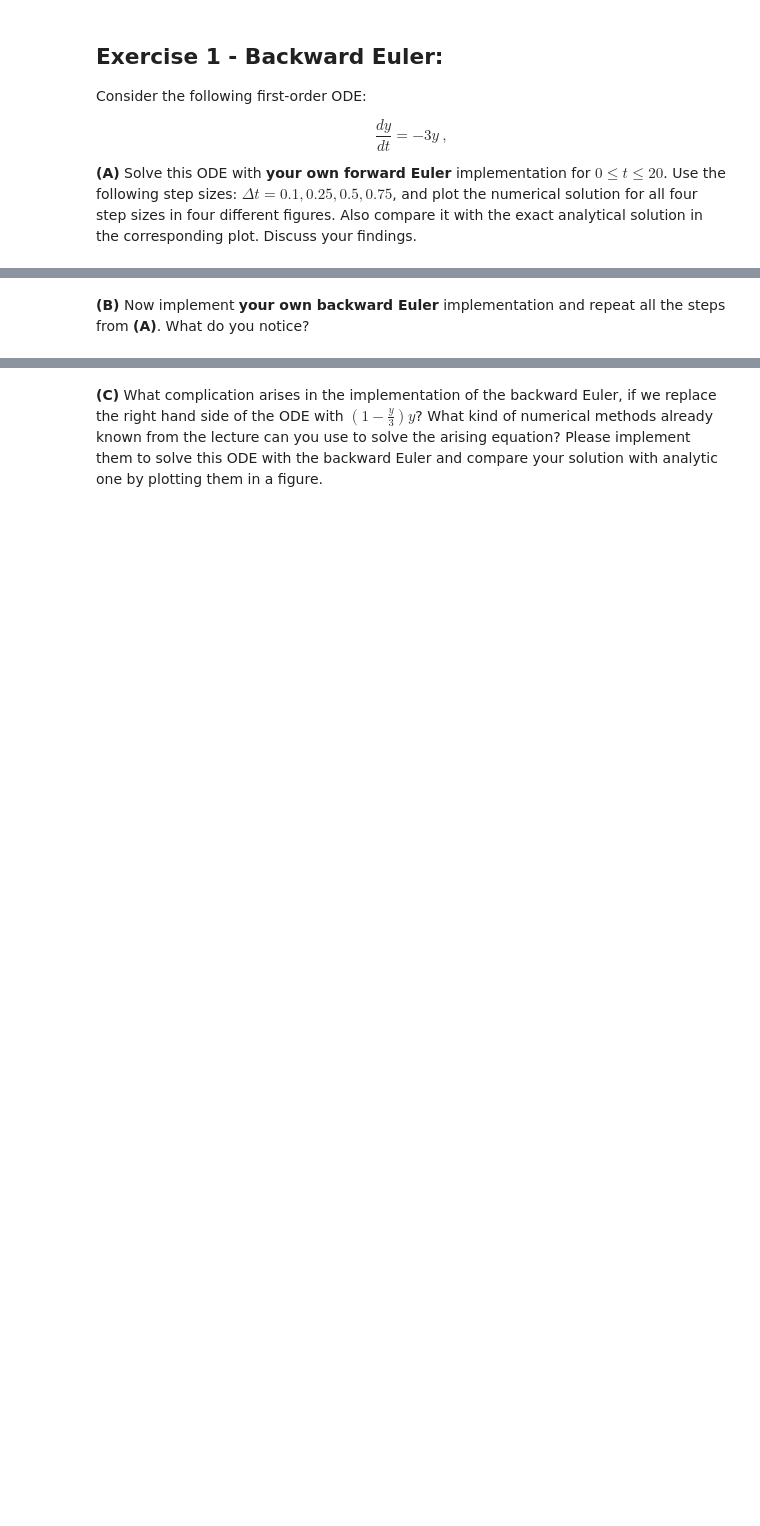
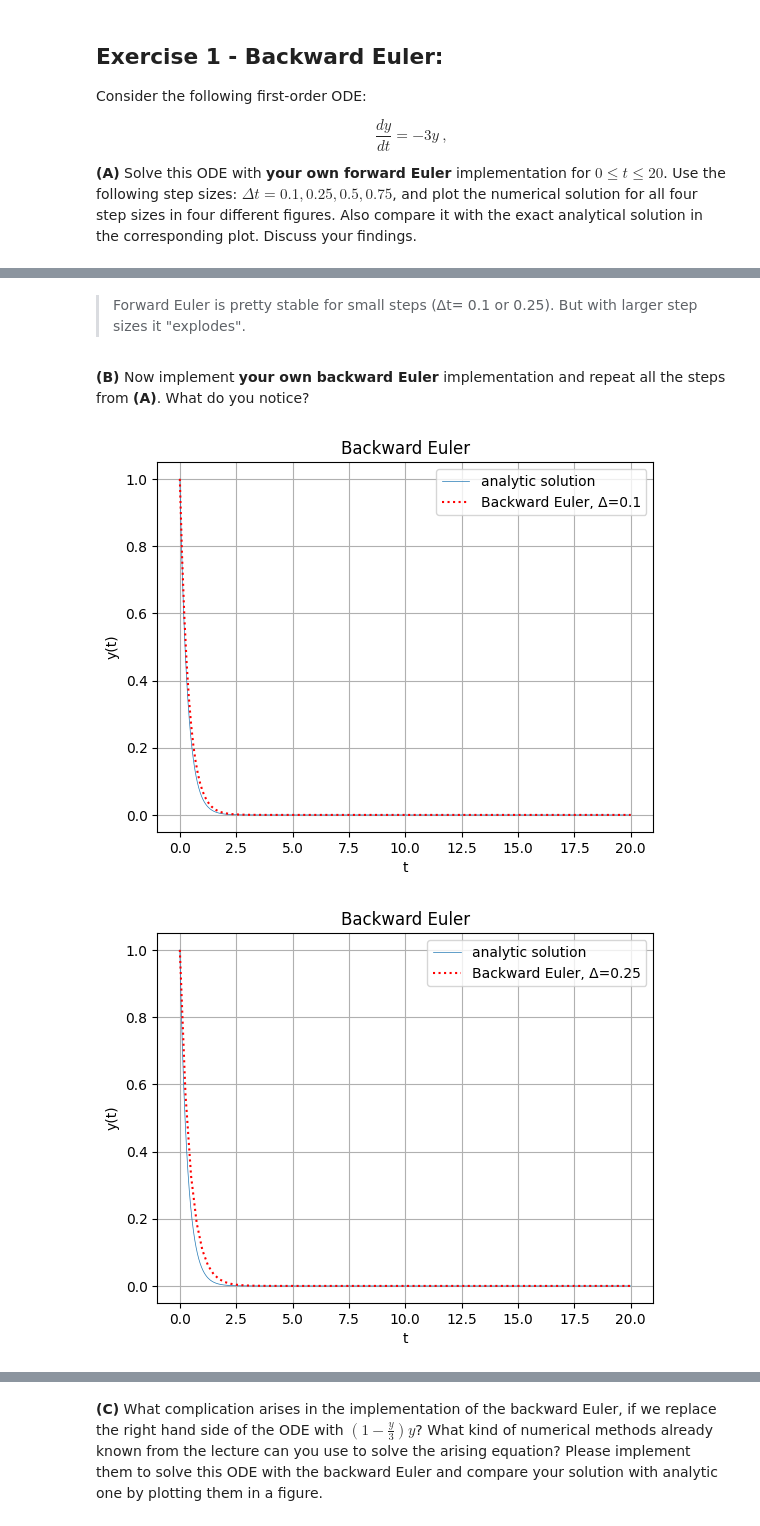
Before and after one commit to ThomasSchallar/NUM, a Jupyter notebook: Exercise7.ipynb, the cells around one changed output, grey strips where cells are left out. Saved outputs shown, nothing was run; the diff lists cells and outputs as text; code cells hidden in the pictures; blank space fills up the shorter version.

```diff
--- a/Exercise7.ipynb
+++ b/Exercise7.ipynb
@@ -58,2 +60,37 @@ NameError: name 'np' is not defined
+# %% [markdown]
+> Forward Euler is pretty stable for small steps (Δt= 0.1 or 0.25). But with larger step sizes it "explodes".
 # %% [markdown]
 **(B)** Now implement **your own backward Euler** implementation and repeat all the steps from **(A)**. What do you notice?
+# %%
+
+def myBackwardEuler( lmbda, y0, dt, T ):
+  N= int( T / dt )
+  t= np.linspace( 0, T, N+1 )
+  y= np.zeros( N+1 )
+  y[0]= y0
+  for n in range( N ):
+    y[n+1]= y[n] / ( 1 - dt * lmbda )
+  return t, y
+
+y0= 1.0
+lmbda= -3.0
+T= 20.0
+
+for delta in [0.1, 0.25, 0.5, 0.75]:
+  t_num, y_num = myBackwardEuler( lmbda, y0, delta, T )
+  t_exact = np.linspace( 0, T, 1000 )
+  y_exact = y0 * np.exp( lmbda * t_exact )
+
+  plt.figure()
+  plt.plot( t_exact, y_exact, linewidth='0.5', label='analytic solution' )
+  plt.plot( t_num, y_num, linestyle=':', color='red', label=f'Backward Euler, Δ={delta}' )
+  plt.title( 'Backward Euler' )
+  plt.xlabel( 't' )
+  plt.ylabel( 'y(t)' )
+  plt.legend()
+  plt.grid()
+
+plt.show()
+# %% [output]
+[figure, added]
+[figure, added]
```
Also changed, not shown: parts of 8 cells of this notebook.
